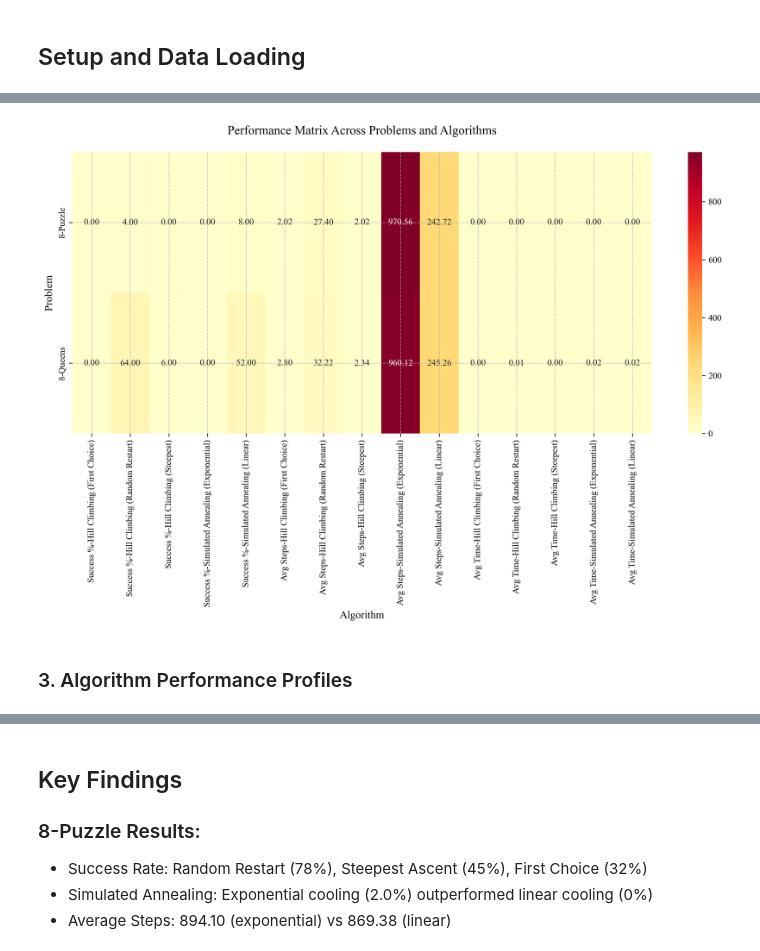
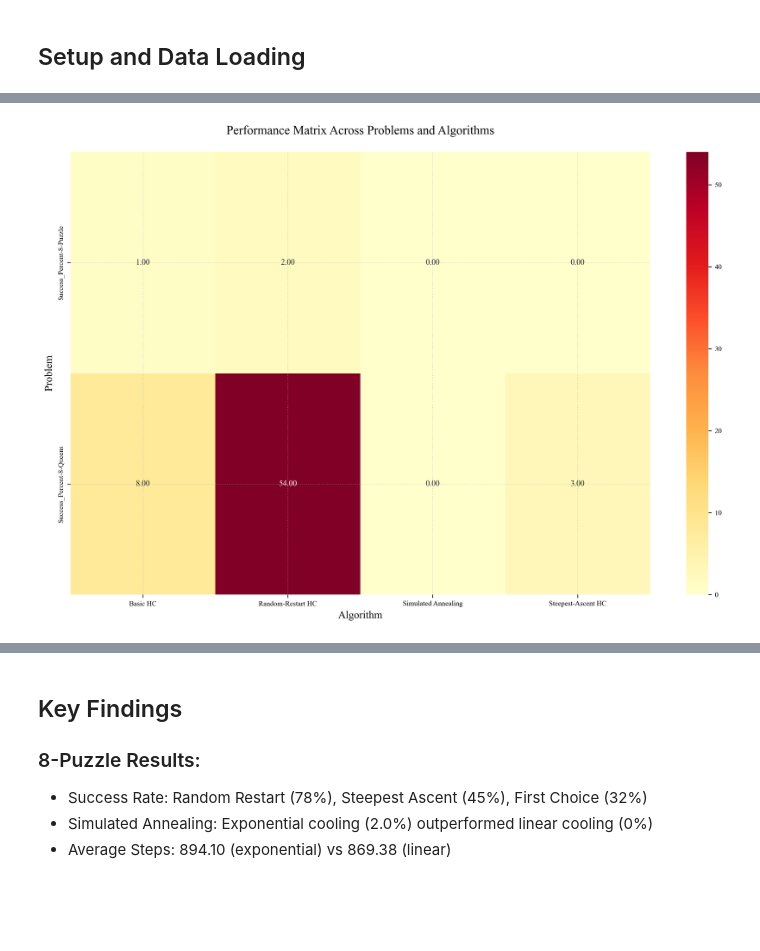
Before and after one commit to marcoyuuu/icom5015-assignment4-local-search-8p, a Jupyter notebook: AI_LocalSearch_Final_Report.ipynb, the cells around one changed output, grey strips where cells are left out. Drawn from its saved outputs; the diff is of its cells as text; code cells hidden in the pictures; blank space fills up the shorter version.

```diff
--- a/AI_LocalSearch_Final_Report.ipynb
+++ b/AI_LocalSearch_Final_Report.ipynb
@@ -82,16 +643,28 @@ plt.show()
 # %%
 # Create performance matrix
-metrics = ['Success %', 'Avg Steps', 'Avg Time']
-pivot_data = results_df.pivot(index='Problem', columns='Algorithm', values=metrics)
+metrics = ['Success_Percent', 'Average_Steps', 'Average_Time']
 
-plt.figure(figsize=(12, 8))
-sns.heatmap(pivot_data, annot=True, fmt='.2f', cmap='YlOrRd')
-plt.title('Performance Matrix Across Problems and Algorithms', fontsize=14, pad=20)
-plt.xlabel('Algorithm', fontsize=12)
-plt.ylabel('Problem', fontsize=12)
-plt.tight_layout()
-plt.show()
+# Create list to store individual pivot tables
+pivot_tables = []
+
+for metric in metrics:
+    if metric in results_df.columns:
+        temp_pivot = results_df.pivot(index='Problem', columns='Algorithm', values=metric)
+        pivot_tables.append(temp_pivot)
+
+# Stack pivot tables vertically with proper multi-index
+pivot_data = pd.concat(pivot_tables, keys=metrics, axis=0)
+
+# Create heatmap only if we have data
+if not pivot_data.empty:
+    plt.figure(figsize=(12, 8))
+    sns.heatmap(pivot_data, annot=True, fmt='.2f', cmap='YlOrRd')
+    plt.title('Performance Matrix Across Problems and Algorithms', fontsize=14, pad=20)
+    plt.xlabel('Algorithm', fontsize=12)
+    plt.ylabel('Problem', fontsize=12)
+    plt.tight_layout()
+    plt.show()
+else:
+    print("No data available for heatmap visualization")
 # %% [output]
-[figure, old version]
+[figure, new version]
-# %% [markdown]
-### 3. Algorithm Performance Profiles
```
Also changed, not shown: parts of 19 cells of this notebook, 49 other files.
